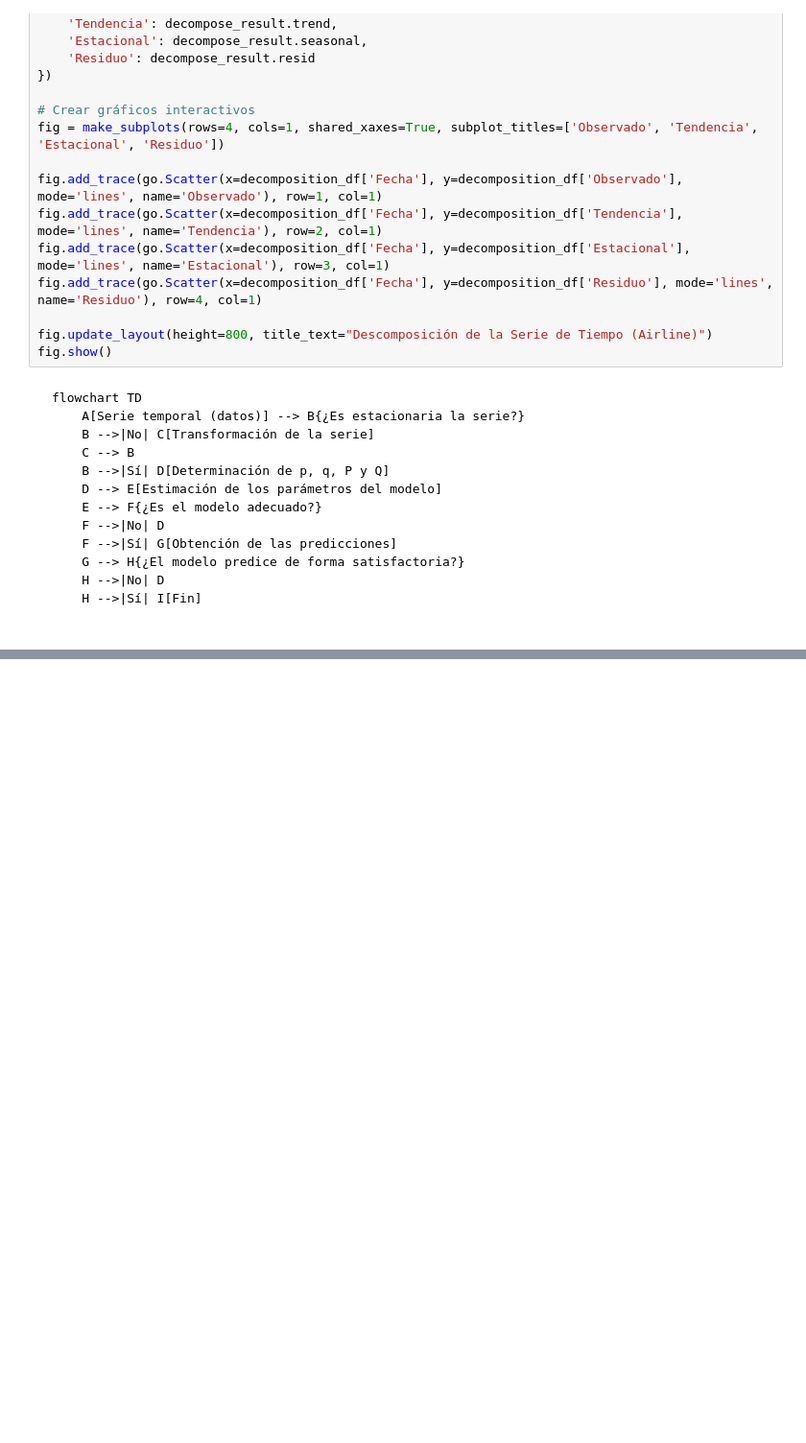
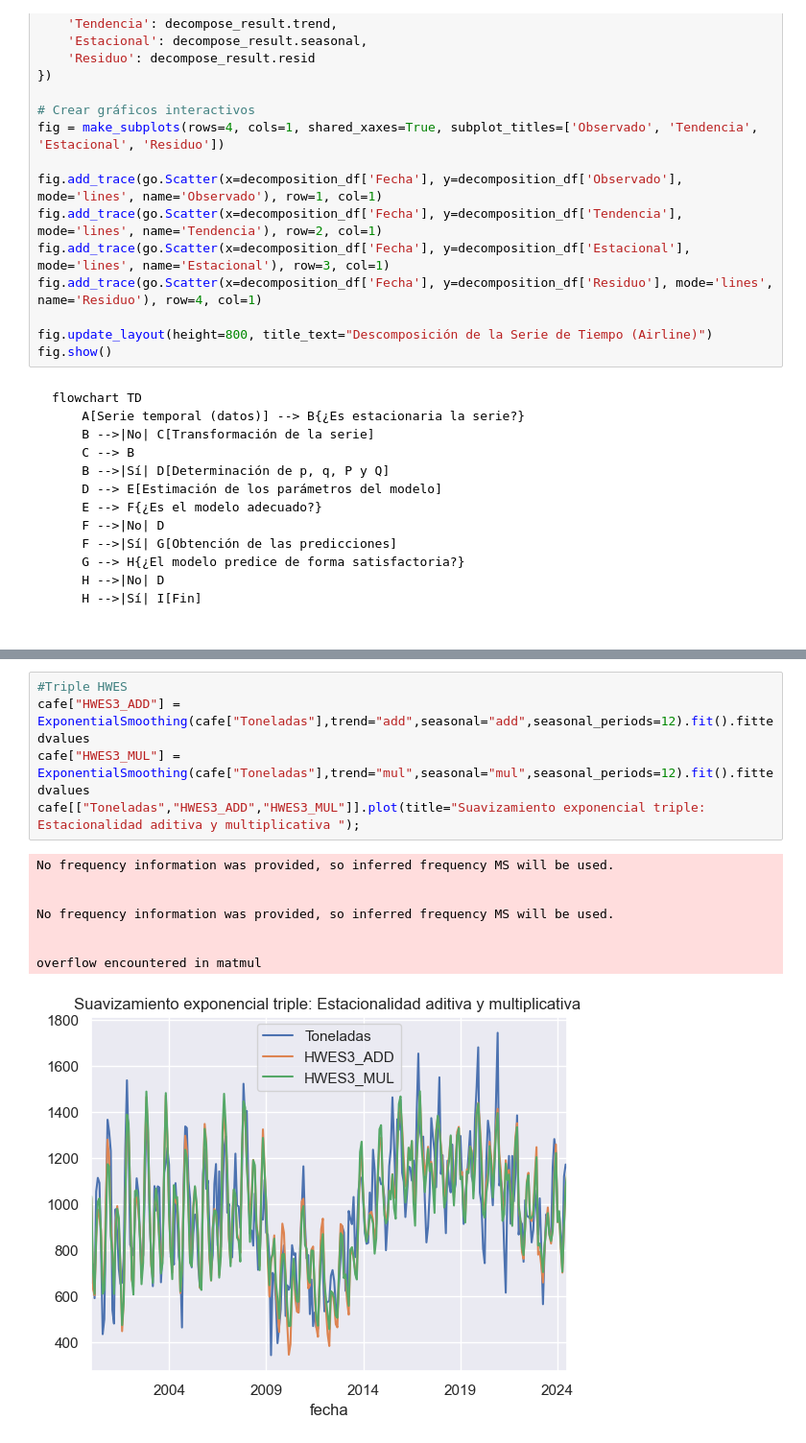
Before and after one commit to Wilsonsr/Series-de-Tiempo, a Jupyter notebook: Cuadernos Python/Suavizado Exponencial.ipynb, the cells around one changed output, grey strips where cells are left out. Shown at 96% size. Drawn from its saved outputs; the diff is of its cells as text; blank space fills up the shorter version.

```diff
--- a/Cuadernos Python/Suavizado Exponencial.ipynb
+++ b/Cuadernos Python/Suavizado Exponencial.ipynb
@@ -782,0 +847,14 @@ flowchart TD
+# %%
+#Triple HWES
+cafe["HWES3_ADD"] = ExponentialSmoothing(cafe["Toneladas"],trend="add",seasonal="add",seasonal_periods=12).fit().fittedvalues
+cafe["HWES3_MUL"] = ExponentialSmoothing(cafe["Toneladas"],trend="mul",seasonal="mul",seasonal_periods=12).fit().fittedvalues
+cafe[["Toneladas","HWES3_ADD","HWES3_MUL"]].plot(title="Suavizamiento exponencial triple: Estacionalidad aditiva y multiplicativa ");
+# %% [output]
+No frequency information was provided, so inferred frequency MS will be used.
+
+
+No frequency information was provided, so inferred frequency MS will be used.
+
+
+overflow encountered in matmul
+[figure, added]
```
Also changed, not shown: parts of 13 cells of this notebook.
